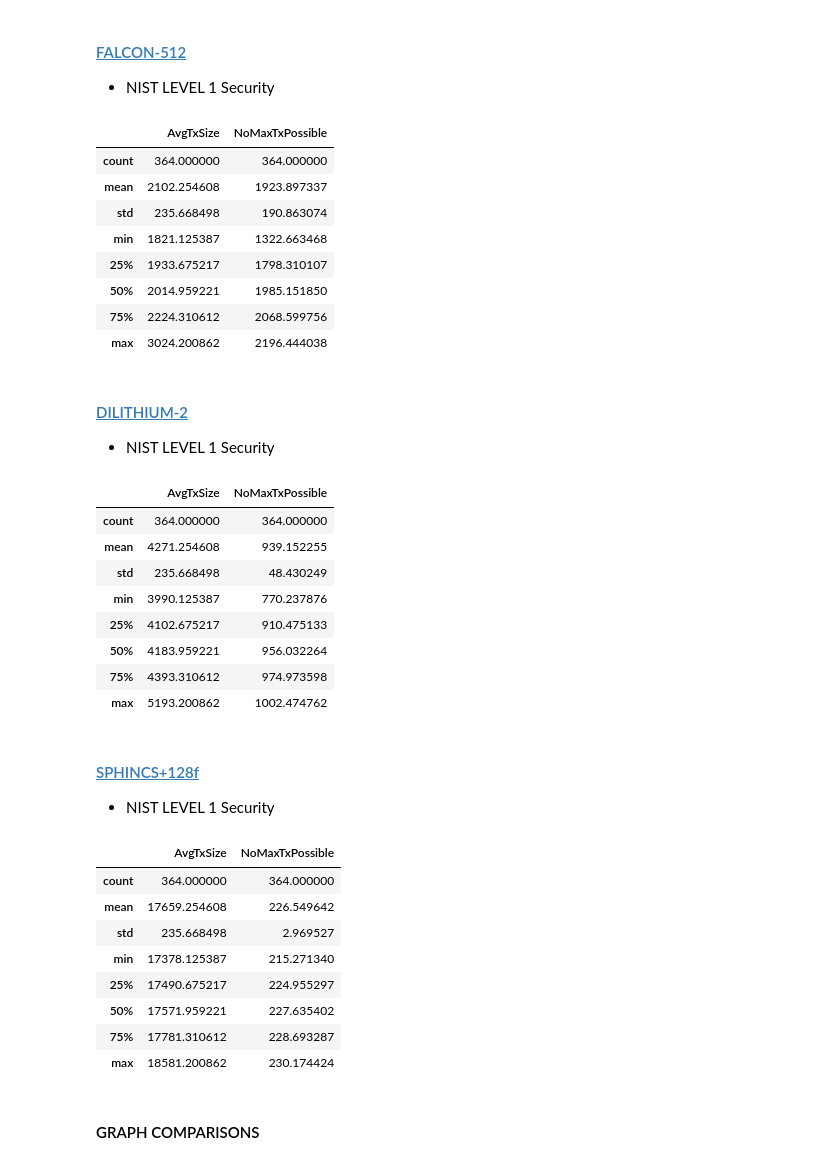
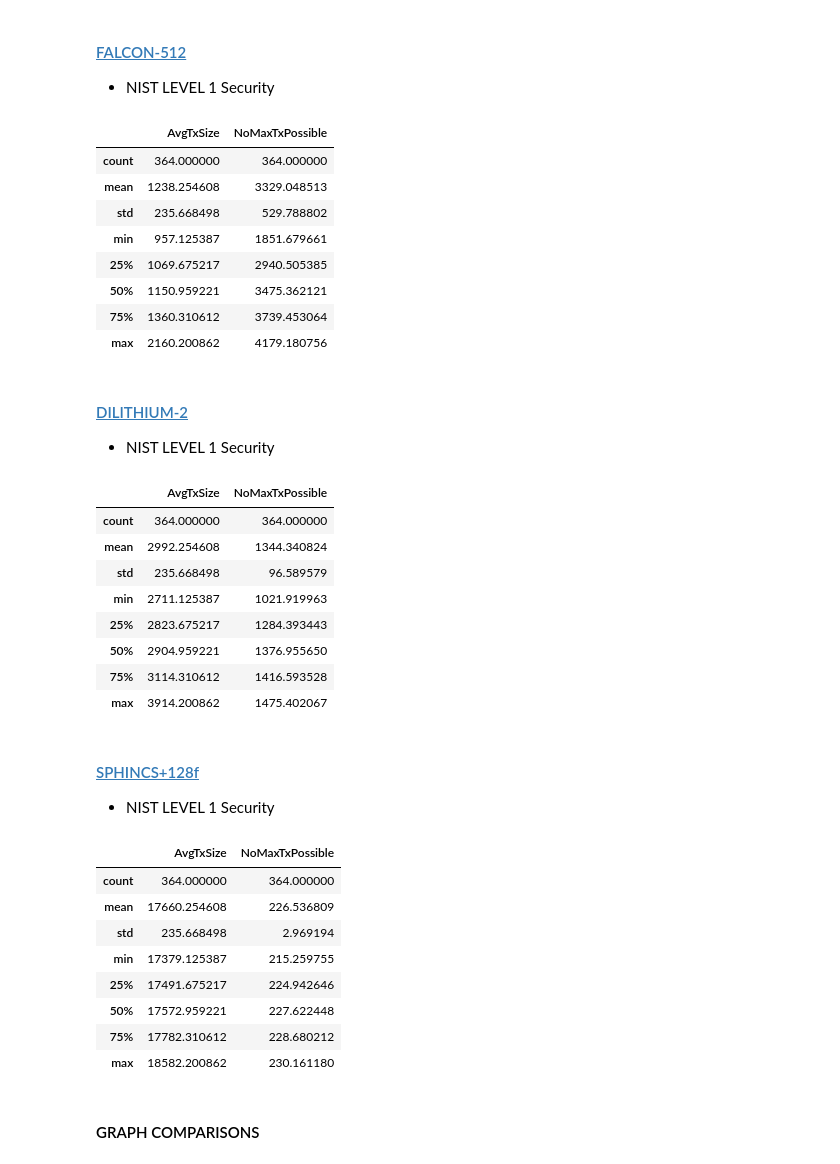
Before and after one commit to ummarikram/Masters-Empirical, a Jupyter notebook: bitcoin.ipynb, the cells around one changed output. Saved outputs shown, nothing was run; the diff lists cells and outputs as text; code cells hidden in the pictures.

```diff
--- a/bitcoin.ipynb
+++ b/bitcoin.ipynb
@@ -121,13 +121,12 @@ Since ECDSA 256-bit is equivalent to AES128, we will focus on Level 1 only.
     Returns:
     - float: Average transaction size with PQ signatures and public keys.
 # %%
-def getPQAvgTransactionSize(ECDSATxSize, PQ_SIG_SIZE: int, PQ_PUB_SIZE: int):
+def getPQAvgTransactionSize(ECDSATxSize, PQ_SIG_SIZE: int):
 
     # ECDSA (bytes)
     ECDSA_SIG_SIZE = 71.33 # over the last year around 67% used 71 bytes and 33% used 72 bytes so weighted average is 71.33
-    ECDSA_PUB_SIZE = 33
 
-    PQ_TxSize = ECDSATxSize - ECDSA_SIG_SIZE - ECDSA_PUB_SIZE + PQ_SIG_SIZE + PQ_PUB_SIZE
+    PQ_TxSize = ECDSATxSize - ECDSA_SIG_SIZE  + PQ_SIG_SIZE
 
     return PQ_TxSize
 # %% [markdown]
@@ -136,37 +135,35 @@ def getPQAvgTransactionSize(ECDSATxSize, PQ_SIG_SIZE: int, PQ_PUB_SIZE: int):
 * NIST LEVEL 1 Security
 # %%
 FALCON_512_SIG_SIZE = 666 # (bytes)
-FALCON_512_PUB_SIZE = 897
 
 FALCON = pd.DataFrame()
 
-FALCON['AvgTxSize'] = getPQAvgTransactionSize(ECDSA['AvgTxSize'], FALCON_512_SIG_SIZE, FALCON_512_PUB_SIZE)
+FALCON['AvgTxSize'] = getPQAvgTransactionSize(ECDSA['AvgTxSize'], FALCON_512_SIG_SIZE)
 
 # Max No of Transactions possible in a 4 MB
 FALCON['NoMaxTxPossible'] = (4 * 1000000) / FALCON['AvgTxSize']
 
 FALCON.describe()
 # %% [output]
 |  | AvgTxSize | NoMaxTxPossible |
 | count | 364.000000 | 364.000000 |
-| mean | 2102.254608 | 1923.897337 |
-| std | 235.668498 | 190.863074 |
-| min | 1821.125387 | 1322.663468 |
-| 25% | 1933.675217 | 1798.310107 |
-| 50% | 2014.959221 | 1985.151850 |
-| 75% | 2224.310612 | 2068.599756 |
-| max | 3024.200862 | 2196.444038 |
+| mean | 1238.254608 | 3329.048513 |
+| std | 235.668498 | 529.788802 |
+| min | 957.125387 | 1851.679661 |
+| 25% | 1069.675217 | 2940.505385 |
+| 50% | 1150.959221 | 3475.362121 |
+| 75% | 1360.310612 | 3739.453064 |
+| max | 2160.200862 | 4179.180756 |
 # %% [markdown]
 #### [DILITHIUM-2](https://pq-crystals.org/dilithium/)
 
 * NIST LEVEL 1 Security
 # %%
 DILITHIUM_SIG_SIZE = 2420 # (bytes)
-DILITHIUM_PUB_SIZE = 1312
 
 DILITHIUM = pd.DataFrame()
 
-DILITHIUM['AvgTxSize'] = getPQAvgTransactionSize(ECDSA['AvgTxSize'], DILITHIUM_SIG_SIZE, DILITHIUM_PUB_SIZE)
+DILITHIUM['AvgTxSize'] = getPQAvgTransactionSize(ECDSA['AvgTxSize'], DILITHIUM_SIG_SIZE)
 
 # Max No of Transactions possible in a 4 MB
 DILITHIUM['NoMaxTxPossible'] = (4 * 1000000) / DILITHIUM['AvgTxSize']
@@ -175,24 +172,23 @@ DILITHIUM.describe()
 # %% [output]
 |  | AvgTxSize | NoMaxTxPossible |
 | count | 364.000000 | 364.000000 |
-| mean | 4271.254608 | 939.152255 |
-| std | 235.668498 | 48.430249 |
-| min | 3990.125387 | 770.237876 |
-| 25% | 4102.675217 | 910.475133 |
-| 50% | 4183.959221 | 956.032264 |
-| 75% | 4393.310612 | 974.973598 |
-| max | 5193.200862 | 1002.474762 |
+| mean | 2992.254608 | 1344.340824 |
+| std | 235.668498 | 96.589579 |
+| min | 2711.125387 | 1021.919963 |
+| 25% | 2823.675217 | 1284.393443 |
+| 50% | 2904.959221 | 1376.955650 |
+| 75% | 3114.310612 | 1416.593528 |
+| max | 3914.200862 | 1475.402067 |
 # %% [markdown]
 #### [SPHINCS+128f](https://openquantumsafe.org/liboqs/algorithms/sig/sphincs.html)
 
 * NIST LEVEL 1 Security
 # %%
 SPHINCS_SIG_SIZE = 17088 # (bytes)
-SPHINCS_PUB_SIZE = 32 # (bytes)
 
 SPHINCS = pd.DataFrame()
 
-SPHINCS['AvgTxSize'] = getPQAvgTransactionSize(ECDSA['AvgTxSize'], SPHINCS_SIG_SIZE, SPHINCS_PUB_SIZE)
+SPHINCS['AvgTxSize'] = getPQAvgTransactionSize(ECDSA['AvgTxSize'], SPHINCS_SIG_SIZE)
 
 # Max No of Transactions possible in a 4 MB
 SPHINCS['NoMaxTxPossible'] = (4 * 1000000) / SPHINCS['AvgTxSize']
@@ -201,13 +197,13 @@ SPHINCS.describe()
 # %% [output]
 |  | AvgTxSize | NoMaxTxPossible |
 | count | 364.000000 | 364.000000 |
-| mean | 17659.254608 | 226.549642 |
-| std | 235.668498 | 2.969527 |
-| min | 17378.125387 | 215.271340 |
-| 25% | 17490.675217 | 224.955297 |
-| 50% | 17571.959221 | 227.635402 |
-| 75% | 17781.310612 | 228.693287 |
-| max | 18581.200862 | 230.174424 |
+| mean | 17660.254608 | 226.536809 |
+| std | 235.668498 | 2.969194 |
+| min | 17379.125387 | 215.259755 |
+| 25% | 17491.675217 | 224.942646 |
+| 50% | 17572.959221 | 227.622448 |
+| 75% | 17782.310612 | 228.680212 |
+| max | 18582.200862 | 230.161180 |
 # %% [markdown]
 #### GRAPH COMPARISONS
 # %%
```
Also changed, not shown: parts of 10 cells of this notebook, 1 other file.
